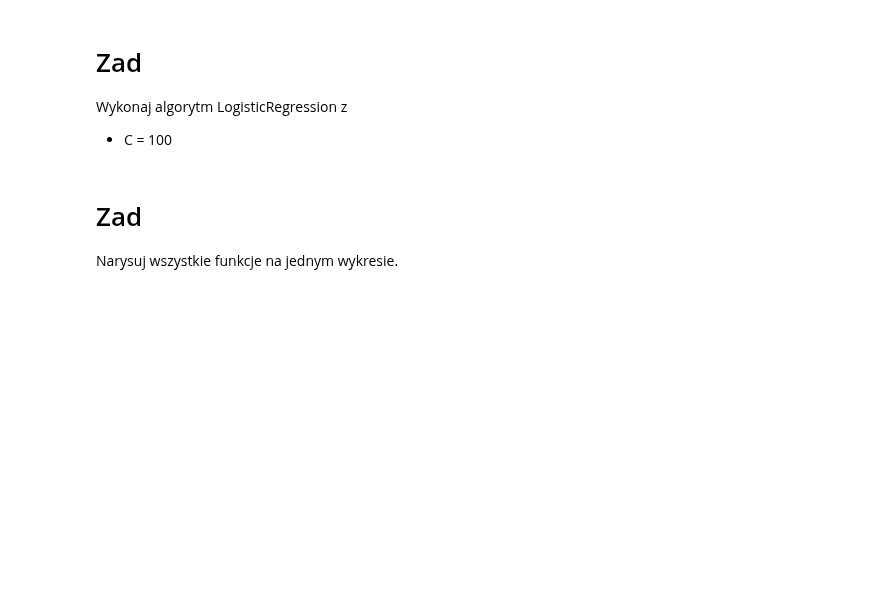
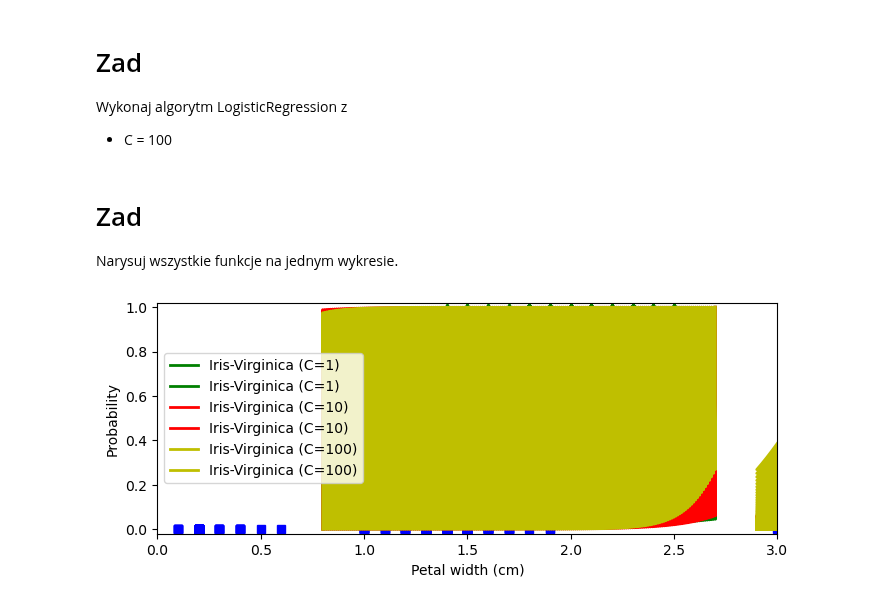
Before and after one commit to sit3kk/Basics-of-Artificial-Intelligence-Notebooks, a Jupyter notebook: Notebooks/7/AD_Z07_F_LogisticRegression_regularization.ipynb, the cells around one changed output. Saved outputs shown, nothing was run; the diff lists cells and outputs as text; code cells hidden in the pictures; blank space fills up the shorter version.

```diff
--- a/Notebooks/7/AD_Z07_F_LogisticRegression_regularization.ipynb
+++ b/Notebooks/7/AD_Z07_F_LogisticRegression_regularization.ipynb
@@ -123,12 +142,35 @@ plt.show()
 
 Wykonaj algorytm LogisticRegression z
 * C = 10
+# %%
+log_reg_10 = LogisticRegression(C=10, random_state=42)
+log_reg_10.fit(X, y)
+y_proba_10 = log_reg_10.predict_proba(X_new)
 # %% [markdown]
 # Zad
 
 Wykonaj algorytm LogisticRegression z
 * C = 100
+# %%
+log_reg_100 = LogisticRegression(C=100, random_state=42)
+log_reg_100.fit(X, y)
+
+y_proba_100 = log_reg_100.predict_proba(X_new)
 # %% [markdown]
 # Zad
 
 Narysuj wszystkie funkcje na jednym wykresie.
+# %%
+plt.figure(figsize=(8, 3))
+plt.plot(X[y == 0], y[y == 0], "bs")
+plt.plot(X[y == 1], y[y == 1], "g^")
+plt.plot(X_new, y_proba_1[:, 1], "g-", linewidth=2, label="Iris-Virginica (C=1)")
+plt.plot(X_new, y_proba_10[:, 1], "r-", linewidth=2, label="Iris-Virginica (C=10)")
+plt.plot(X_new, y_proba_100[:, 1], "y-", linewidth=2, label="Iris-Virginica (C=100)")
+plt.xlabel("Petal width (cm)")
+plt.ylabel("Probability")
+plt.legend(loc="center left")
+plt.axis([0, 3, -0.02, 1.02])
+plt.show()
+# %% [output]
+[figure, added]
```
Also changed, not shown: parts of 6 cells of this notebook.
